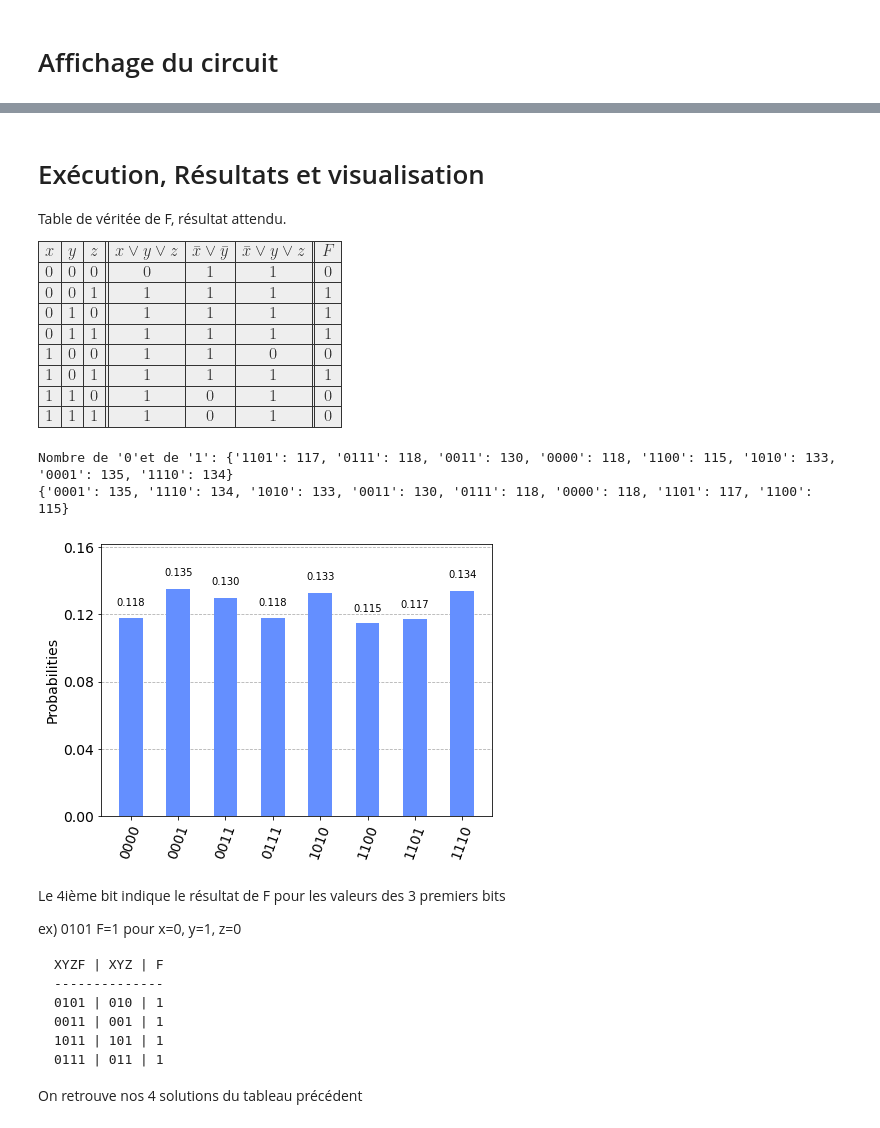
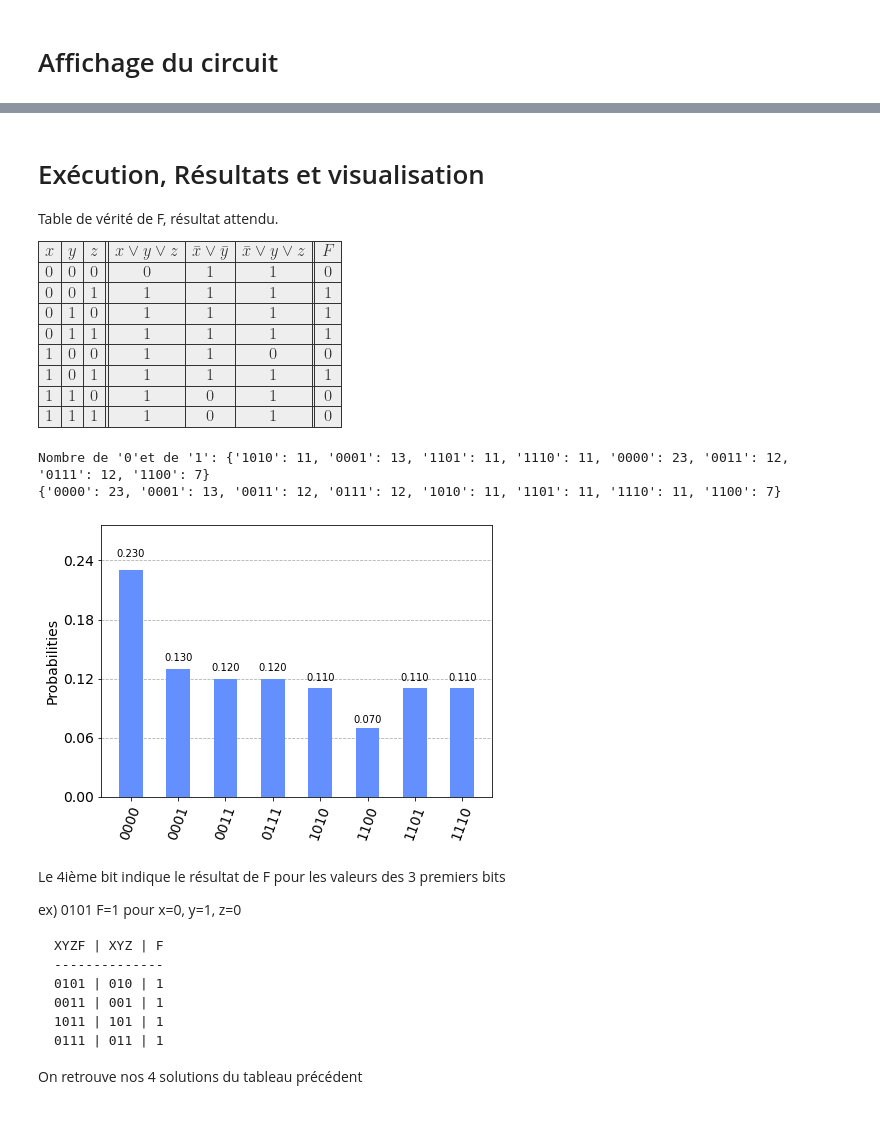
Before and after one commit to tygerlord/le-probleme-sat, a Jupyter notebook: testq9.ipynb, the cells around one changed output, grey strips where cells are left out. Drawn from its saved outputs; the diff is of its cells as text; code cells hidden in the pictures.

```diff
--- a/testq9.ipynb
+++ b/testq9.ipynb
@@ -132,31 +136,31 @@ circuit.draw(output='mpl', scale=0.5)#style=style)
 # %% [markdown]
 # Exécution, Résultats et visualisation
 
-Table de véritée de F, résultat attendu.
+Table de vérité de F, résultat attendu.
 
 ![sat-sol.png](embedded-picture-1)
 # %%
-repeat = 1000
+repeat = 100
 
 simulator = q.Aer.get_backend('qasm_simulator')
 
 simulator.set_options(method="matrix_product_state")
 
 job = q.execute(circuit, simulator, shots=repeat)
 
 result = job.result()
 
 counts = result.get_counts(circuit)
 print("Nombre de '0'et de '1':",counts)
 
 sorted_counts = dict( sorted(counts.items(), key=operator.itemgetter(1), reverse=True))
 print(sorted_counts)
 
 q.visualization.plot_histogram(counts)
 # %% [output]
-Nombre de '0'et de '1': {'1101': 117, '0111': 118, '0011': 130, '0000': 118, '1100': 115, '1010': 133, '0001': 135, '1110': 134}
-{'0001': 135, '1110': 134, '1010': 133, '0011': 130, '0111': 118, '0000': 118, '1101': 117, '1100': 115}
+Nombre de '0'et de '1': {'1010': 11, '0001': 13, '1101': 11, '1110': 11, '0000': 23, '0011': 12, '0111': 12, '1100': 7}
+{'0000': 23, '0001': 13, '0011': 12, '0111': 12, '1010': 11, '1101': 11, '1110': 11, '1100': 7}
-[figure, old version]
+[figure, new version]
 # %% [markdown]
 Le 4ième bit indique le résultat de F pour les valeurs des 3 premiers bits
 
```
Also changed, not shown: parts of 5 cells of this notebook.
